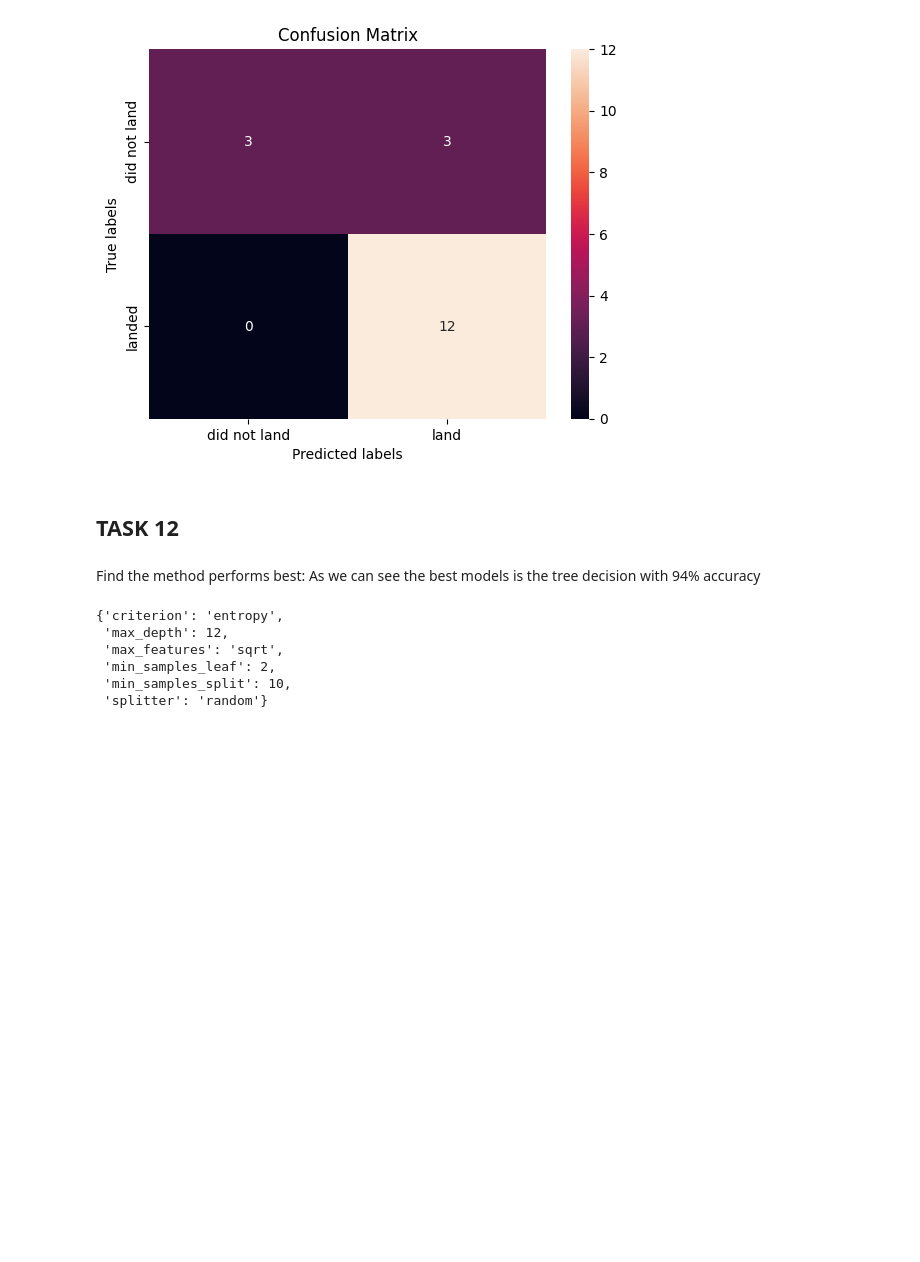
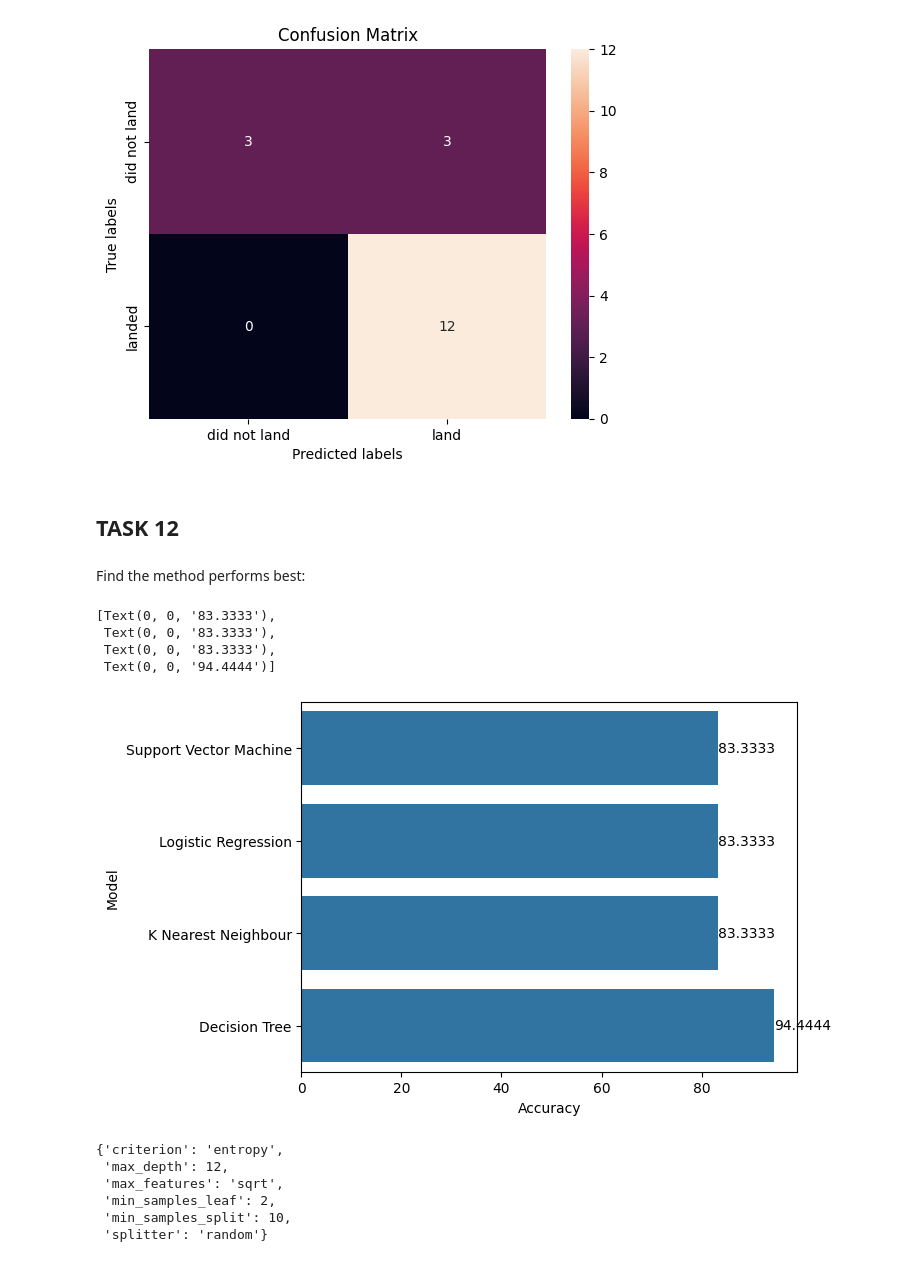
Before and after one commit to asiianlao/IBM_CAPSTONE, a Jupyter notebook: SpaceX_Machine_Learning_Prediction_Part_5.jupyterlite.ipynb, the cells around one changed output. Saved outputs shown, nothing was run; the diff lists cells and outputs as text; code cells hidden in the pictures; blank space fills up the shorter version.

```diff
--- a/SpaceX_Machine_Learning_Prediction_Part_5.jupyterlite.ipynb
+++ b/SpaceX_Machine_Learning_Prediction_Part_5.jupyterlite.ipynb
@@ -326,9 +326,24 @@ plot_confusion_matrix(Y_test,yhat)
 [figure]
 # %% [markdown]
 ## TASK  12
-# %% [markdown]
-Find the method performs best:
-As we can see the best models is the tree decision with 94% accuracy
+# %% [markdown]
+Find the method performs best:
+# %%
+accuracy = [svm_cv.score(X_test,Y_test), logreg_cv.score(X_test,Y_test), knn_cv.score(X_test,Y_test), tree_cv.score(X_test,Y_test)]
+accuracy = [i * 100 for i in accuracy]
+
+method = ['Support Vector Machine', 'Logistic Regression', 'K Nearest Neighbour', 'Decision Tree']
+models = {'Model':method, 'Accuracy':accuracy}
+
+ML_df = pd.DataFrame(models)
+ax=sns.barplot(ML_df,x="Accuracy",y="Model",native_scale=True,dodge="auto")
+ax.bar_label(ax.containers[0])
+# %% [output]
+[Text(0, 0, '83.3333'),
+ Text(0, 0, '83.3333'),
+ Text(0, 0, '83.3333'),
+ Text(0, 0, '94.4444')]
+[figure, added]
 # %%
 tree_cv.best_params_
 # %% [output]
```
